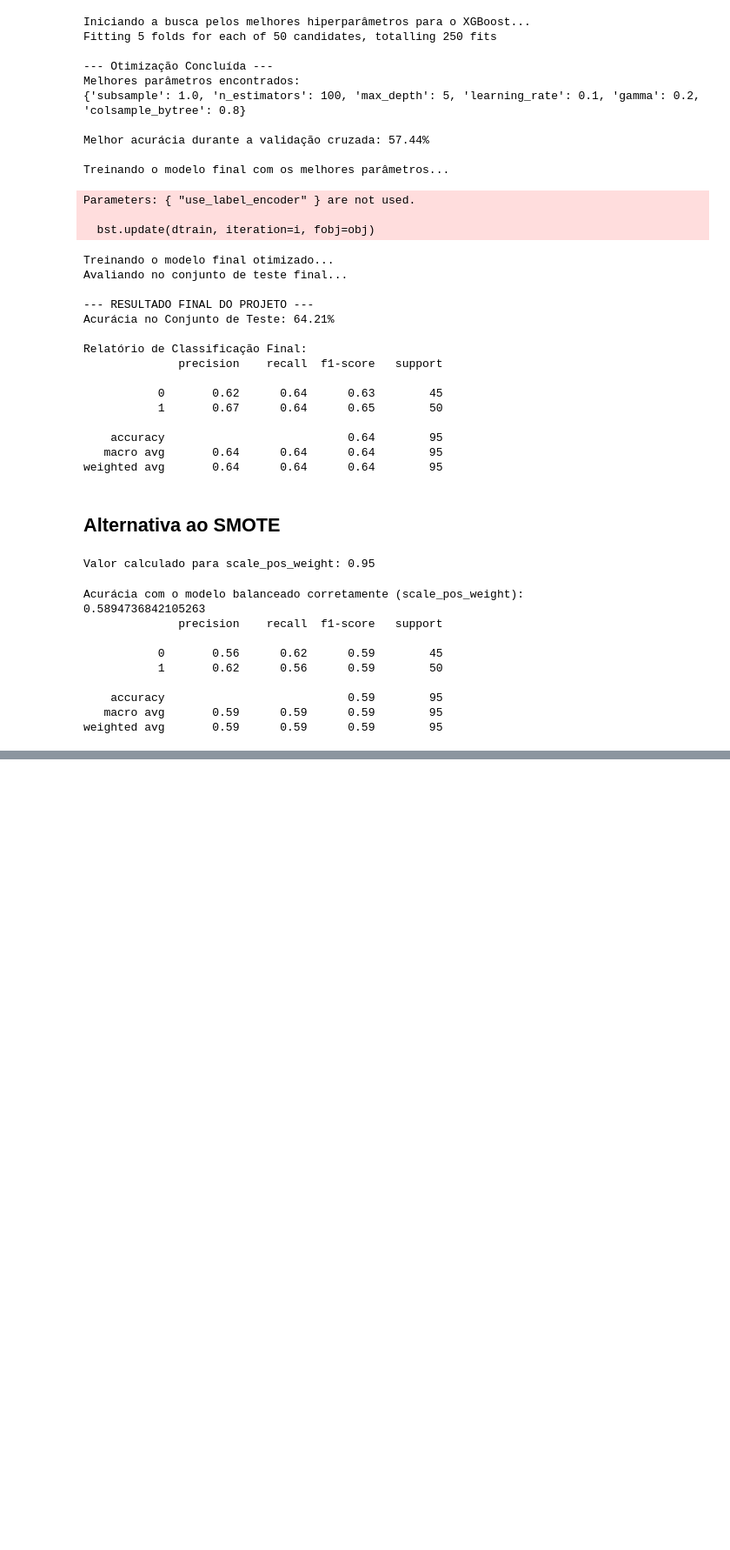
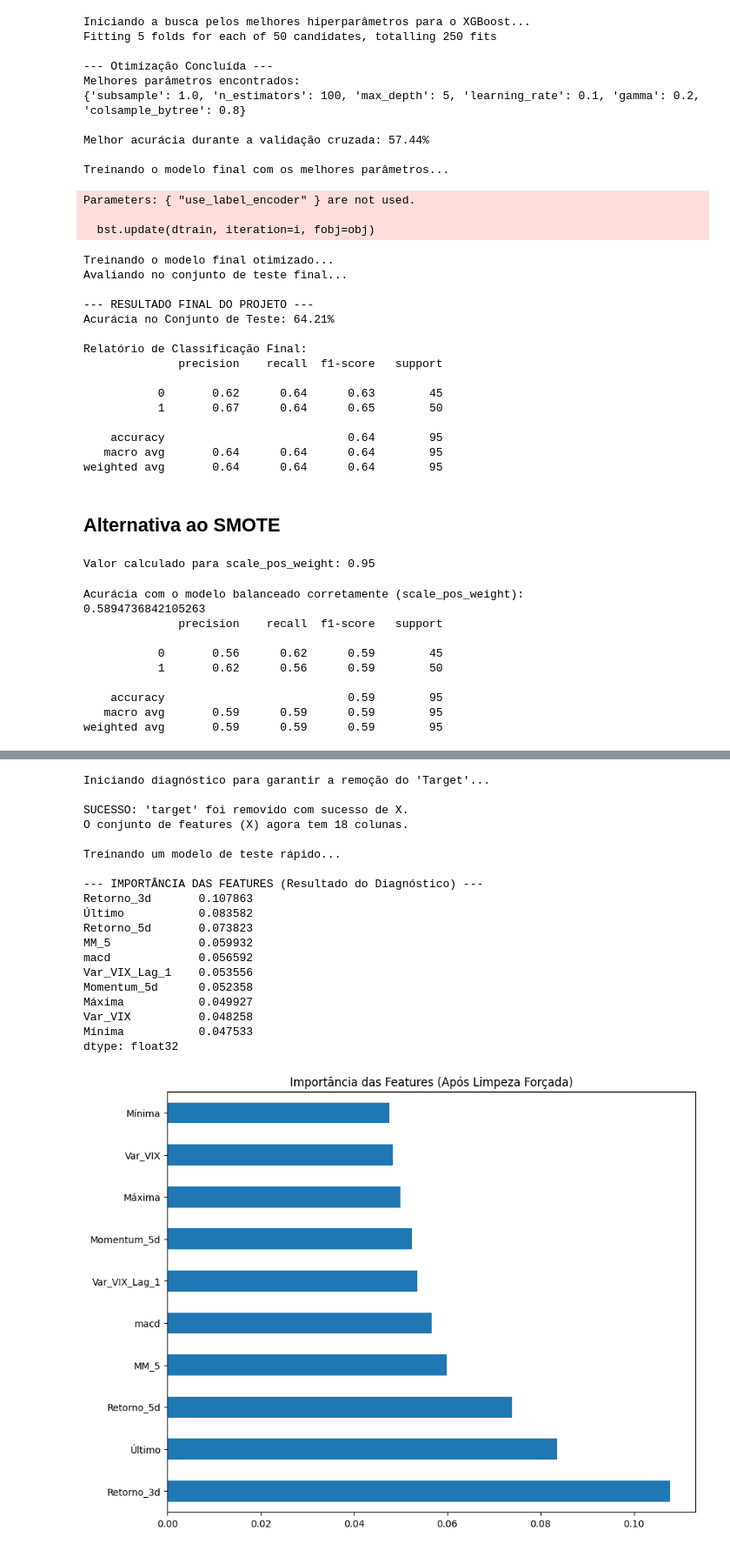
Before and after one commit to willianncardoso/IBOVESPA, a Jupyter notebook: PosFIAP_T2.ipynb, the cells around one changed output, grey strips where cells are left out. Shown at 87% size. Cells and saved outputs as stored; diff of their text form; code cells hidden in the pictures; blank space fills up the shorter version.

```diff
--- a/PosFIAP_T2.ipynb
+++ b/PosFIAP_T2.ipynb
@@ -744,0 +1024,74 @@ Index: []
+# %%
+# --- Bloco de Código para Diagnóstico Definitivo ---
+
+print("Iniciando diagnóstico para garantir a remoção do 'Target'...")
+
+# Passo 1: Criar uma cópia limpa do seu DataFrame para segurança
+# Isso garante que não estamos usando uma variável 'X' ou 'y' antiga.
+df_para_modelo = df.copy()
+
+# Passo 2: Remover explicitamente TODAS as colunas que não podem ser features
+# Incluímos 'Tendência' e 'target' para garantir.
+colunas_para_remover = ['target', 'Tendência', 'Target']
+df_para_modelo.drop(columns=colunas_para_remover, inplace=True, errors='ignore')
+
+# Passo 3: Definir X e y a partir do zero
+X_limpo = df_para_modelo
+y_limpo = df['target'] # O alvo 'y' é pego do df original
+
+# Passo 4: VERIFICAÇÃO CRÍTICA
+# Vamos checar se 'target' ainda existe em X_limpo. Se existir, o código para.
+if 'target' in X_limpo.columns:
+    raise ValueError("ERRO CRÍTICO: 'target' ainda está presente nas features (X)! Verifique o código.")
+else:
+    print("\nSUCESSO: 'target' foi removido com sucesso de X.")
+    print(f"O conjunto de features (X) agora tem {X_limpo.shape[1]} colunas.")
+
+
+# Passo 5: Treinar um modelo SIMPLES para um teste rápido
+from xgboost import XGBClassifier
+from sklearn.model_selection import train_test_split
+
+# Dividir os dados limpos
+X_treino, X_teste, y_treino, y_teste = train_test_split(X_limpo, y_limpo, test_size=0.2, shuffle=False)
+
+print("\nTreinando um modelo de teste rápido...")
+modelo_diagnostico = XGBClassifier(random_state=42, eval_metric='logloss')
+modelo_diagnostico.fit(X_treino, y_treino)
+
+# Passo 6: Executar o "Detetive" no modelo de teste
+import pandas as pd
+import matplotlib.pyplot as plt
+
+print("\n--- IMPORTÂNCIA DAS FEATURES (Resultado do Diagnóstico) ---")
+importancias = pd.Series(modelo_diagnostico.feature_importances_, index=X_treino.columns)
+importancias_ordenadas = importancias.sort_values(ascending=False)
+
+print(importancias_ordenadas.head(10))
+
+# Plotar o gráfico
+plt.figure(figsize=(10, 8))
+importancias_ordenadas.head(10).plot(kind='barh')
+plt.title('Importância das Features (Após Limpeza Forçada)')
+plt.show()
+# %% [output]
+Iniciando diagnóstico para garantir a remoção do 'Target'...
+
+SUCESSO: 'target' foi removido com sucesso de X.
+O conjunto de features (X) agora tem 18 colunas.
+
+Treinando um modelo de teste rápido...
+
+--- IMPORTÂNCIA DAS FEATURES (Resultado do Diagnóstico) ---
+Retorno_3d       0.107863
+Último           0.083582
+Retorno_5d       0.073823
+MM_5             0.059932
+macd             0.056592
+Var_VIX_Lag_1    0.053556
+Momentum_5d      0.052358
+Máxima           0.049927
+Var_VIX          0.048258
+Mínima           0.047533
+dtype: float32
+[figure, added]
```
Also changed, not shown: parts of 12 cells of this notebook.
